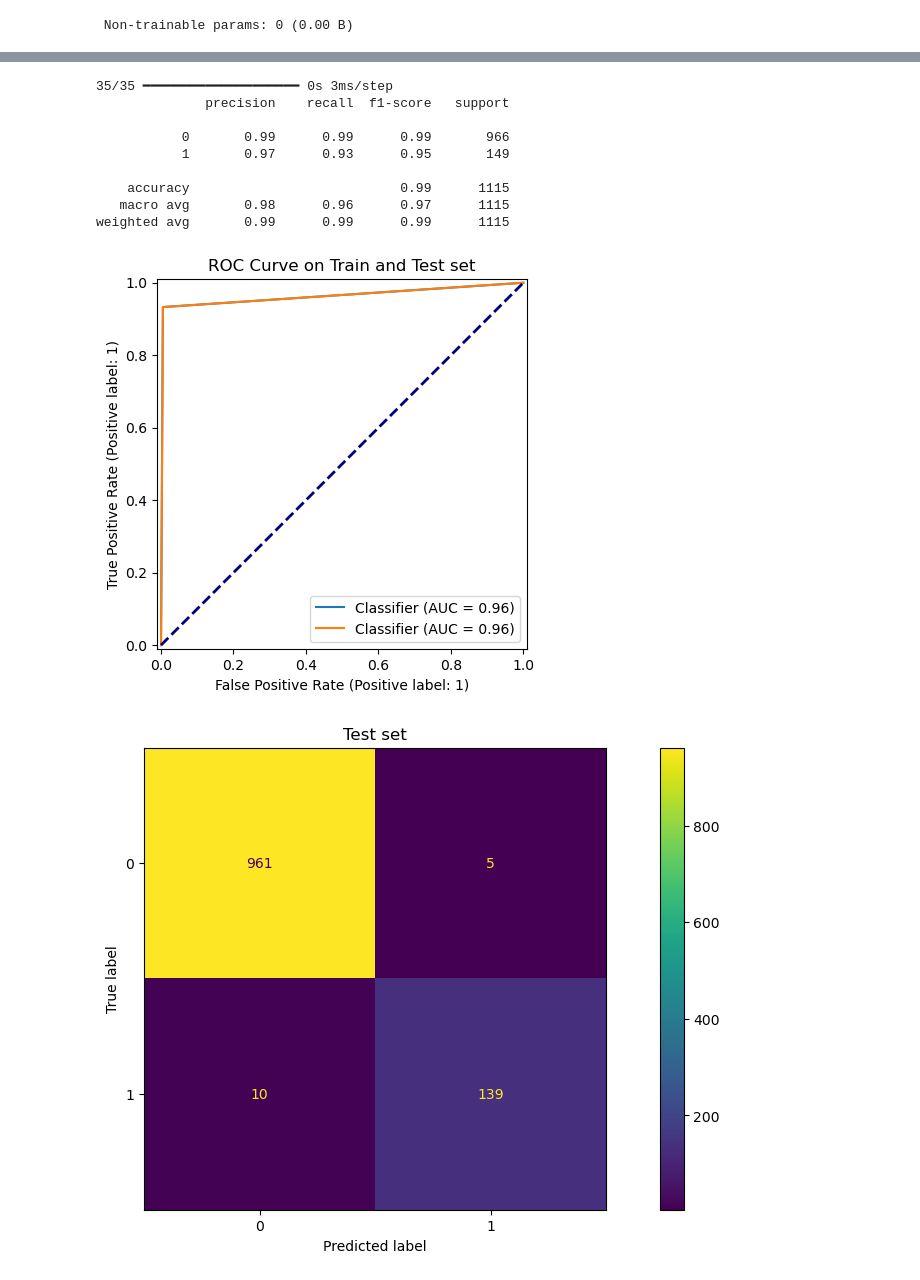
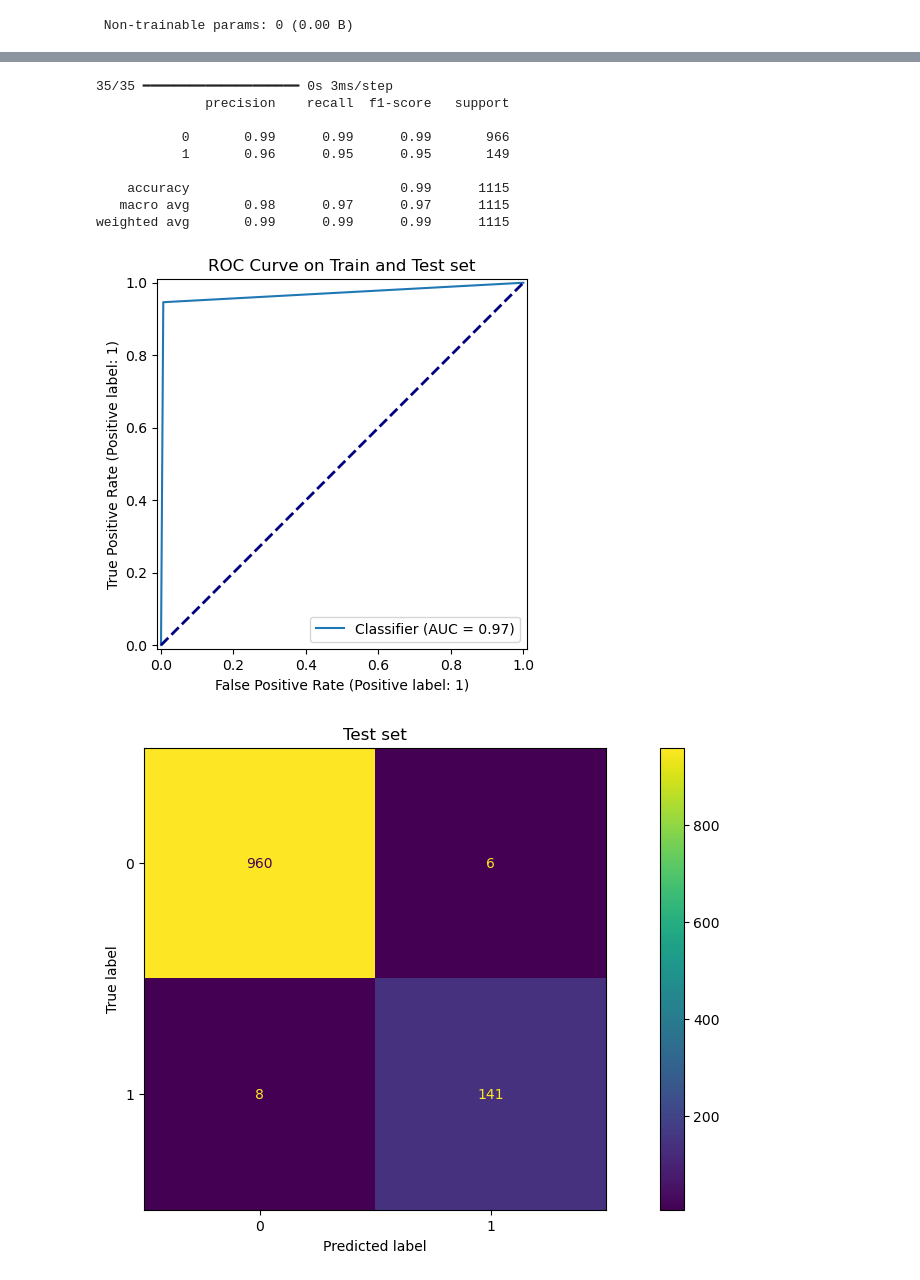
Before and after one commit to littlerobinson/machine-learning-engineer-certification, a Jupyter notebook: spam_detector/spam_detector.ipynb, the cells around one changed output, grey strips where cells are left out. Cells and saved outputs as stored; diff of their text form; code cells hidden in the pictures.

```diff
--- a/spam_detector/spam_detector.ipynb
+++ b/spam_detector/spam_detector.ipynb
@@ -321,3 +324,7 @@ data.head()
 # %%
 fig = px.histogram(data, x='lematized_len', nbins=50, title='Distribution des longueurs des messages', histnorm='density', marginal="box")
 fig.show()
+# %%
+data['clean_token'] = data['clean_token'].str.slice(0, 115)
+
+data["clean_token"].str.len().max()
@@ -727,5 +757,5 @@ Model: "sequential"
  Non-trainable params: 0 (0.00 B)
 # %%
 # Entraînement
-history_deep_base = model_deep_base.fit(X_train, y_train, epochs=20, validation_data=(X_val, y_val), batch_size=32) # Batch size
+history_deep_base = model_deep_base.fit(X_train, y_train, epochs=30, validation_data=(X_val, y_val), batch_size=32) # Batch size
 # %% [output]
@@ -757,23 +791,20 @@ print(classification_report(y_val, y_pred))
               precision    recall  f1-score   support
 
            0       0.99      0.99      0.99       966
-           1       0.97      0.93      0.95       149
+           1       0.96      0.95      0.95       149
 
     accuracy                           0.99      1115
-   macro avg       0.98      0.96      0.97      1115
+   macro avg       0.98      0.97      0.97      1115
 weighted avg       0.99      0.99      0.99      1115
 # %%
 _, ax = plt.subplots()  # Get subplot from matplotlib
 ax.set(
     title="ROC Curve on Train and Test set"
 )  # Set a title that we will add into ConfusionMatrixDisplay
 RocCurveDisplay.from_predictions(
-    y_val, y_pred, ax=ax
+    y_true=y_val, y_pred=y_pred, ax=ax
 )  # RocCurveDisplay from sklearn
-RocCurveDisplay.from_predictions(
-    y_val, y_pred, ax=ax
-)
 plt.plot([0, 1], [0, 1], color='navy', lw=2, linestyle='--')
 plt.show()
 # %% [output]
-[figure, old version]
+[figure, new version]
```
Also changed, not shown: parts of 47 cells of this notebook, 4 other files.
